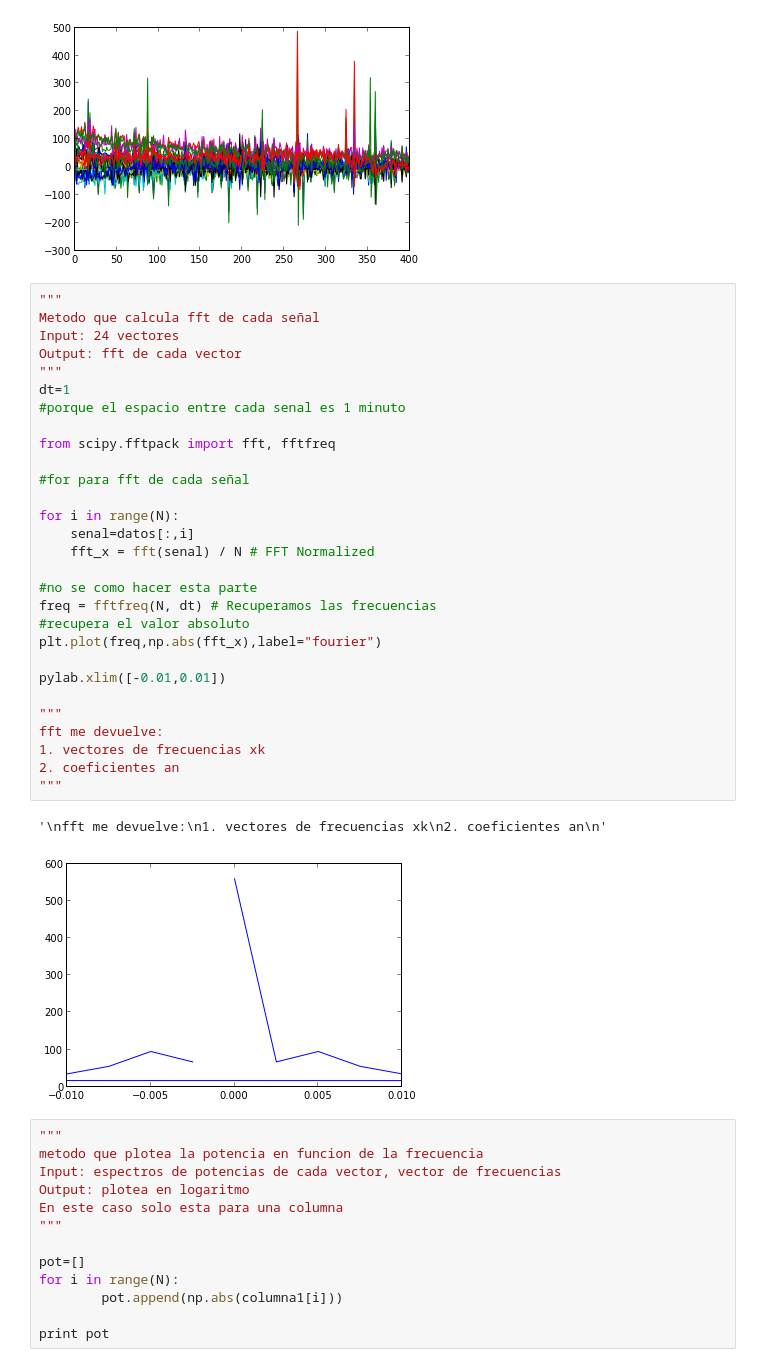
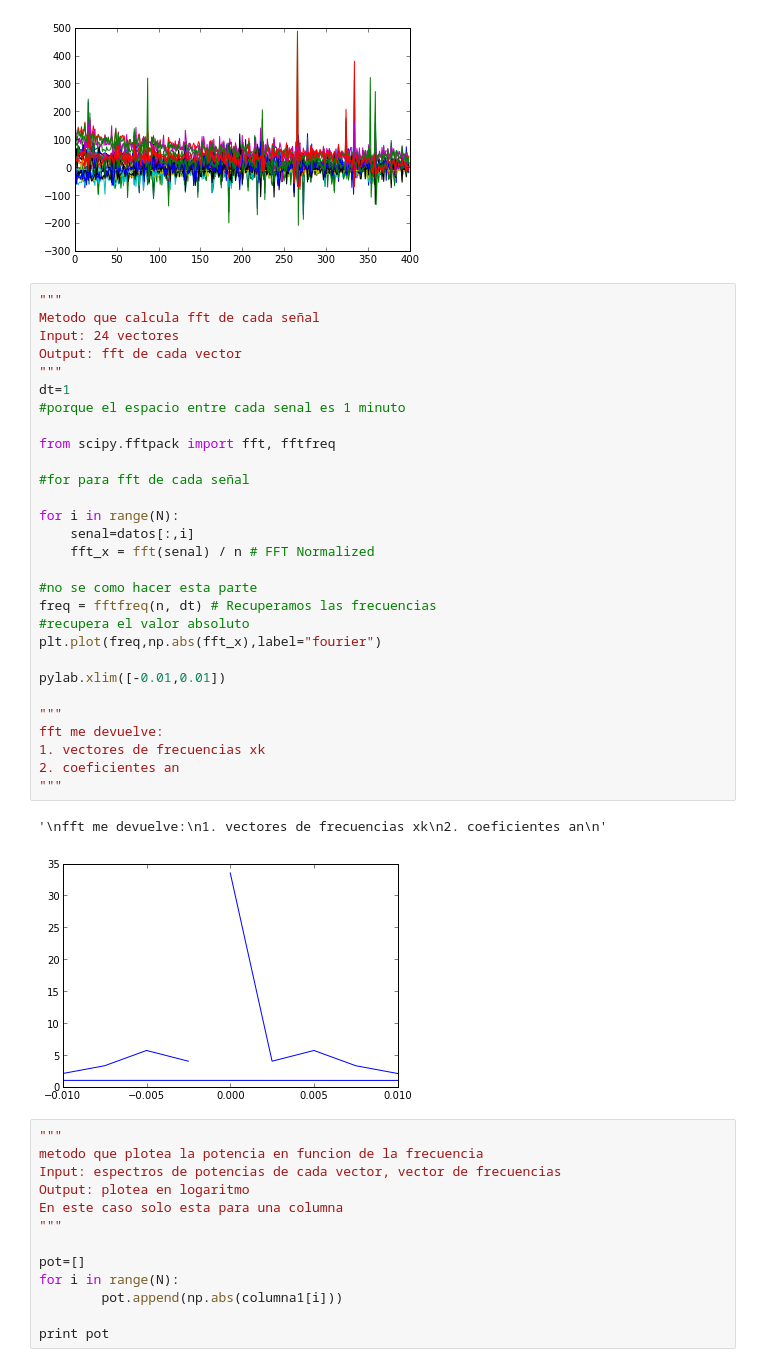
Before and after one commit to canrilo/Tareas_F_Computacional, a Jupyter notebook: Tarea 5_Final/punto 1 tarea 5.ipynb, the cells around one changed output. Saved outputs shown, nothing was run; the diff lists cells and outputs as text.

```diff
--- a/Tarea 5_Final/punto 1 tarea 5.ipynb
+++ b/Tarea 5_Final/punto 1 tarea 5.ipynb
@@ -49,35 +50,35 @@ for i in range(N):
 # %%
 """
 Metodo que calcula fft de cada señal
 Input: 24 vectores
 Output: fft de cada vector
 """
 dt=1
 #porque el espacio entre cada senal es 1 minuto
 
 from scipy.fftpack import fft, fftfreq
 
 #for para fft de cada señal
 
 for i in range(N):
     senal=datos[:,i]
-    fft_x = fft(senal) / N # FFT Normalized
+    fft_x = fft(senal) / n # FFT Normalized
 
 #no se como hacer esta parte
-freq = fftfreq(N, dt) # Recuperamos las frecuencias
+freq = fftfreq(n, dt) # Recuperamos las frecuencias
 #recupera el valor absoluto
 plt.plot(freq,np.abs(fft_x),label="fourier")
 
 pylab.xlim([-0.01,0.01])
 
 """
 fft me devuelve:
 1. vectores de frecuencias xk
 2. coeficientes an
 """
 # %% [output]
 '\nfft me devuelve:\n1. vectores de frecuencias xk\n2. coeficientes an\n'
-[figure, old version]
+[figure, new version]
 # %%
 """
 metodo que plotea la potencia en funcion de la frecuencia
```
Also changed, not shown: parts of 2 cells of this notebook.
